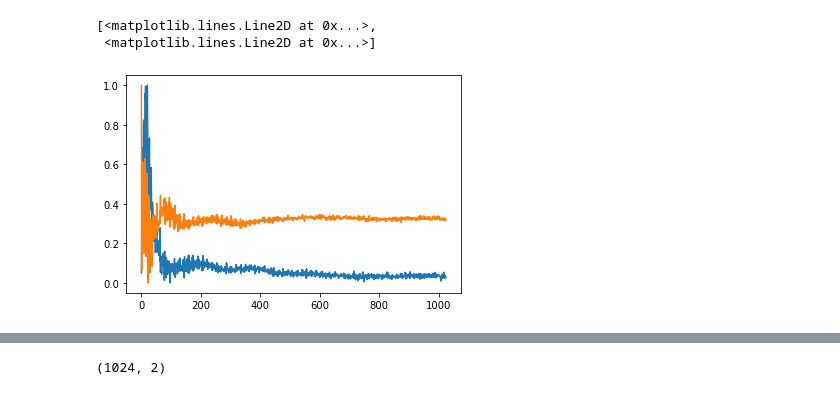
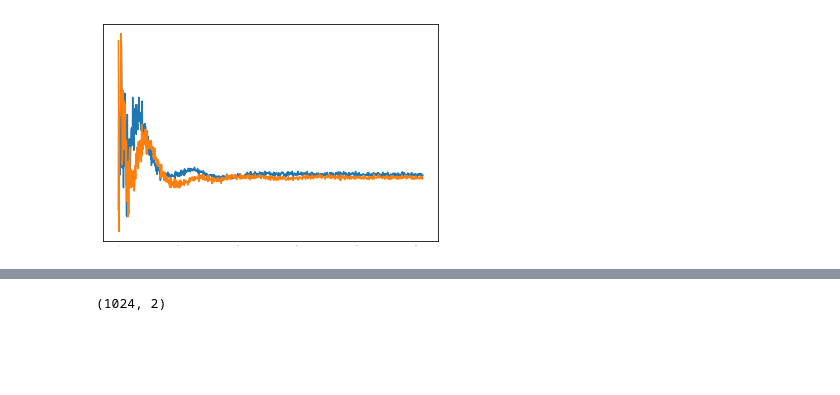
Before and after one commit to ebjorkeli/deep-spectra, a Jupyter notebook: Tensorboard stuff.ipynb, the cells around one changed output, grey strips where cells are left out. Cells and saved outputs as stored; diff of their text form; code cells hidden in the pictures; blank space fills up the shorter version.

```diff
--- a/Tensorboard stuff.ipynb
+++ b/Tensorboard stuff.ipynb
@@ -22,9 +56,12 @@ import os
 # %%
-i = 2370  # norm 14000  #gbm 330
+i = 330 #2370  # norm 14000  #gbm 330
 path = '/Users/erinbjorkeli/phd/Data_Spectra /ReIm_data_3/gbm'
 labtest = np.load(os.path.join(path, 'train/train_time_data.npy'), allow_pickle=True)[i] # nhx 100, 220
-plt.plot(labtest)
+fig = plt.plot(labtest)
+
+plt.tick_params(axis='both', labelsize=0, length = 0)
+ax = plt.gca()
+
+ax.get_yaxis().set_visible(False)
 # %% [output]
-[<matplotlib.lines.Line2D at 0x...>,
- <matplotlib.lines.Line2D at 0x...>]
-[figure, old version]
+[figure, new version]
```
Also changed, not shown: parts of 65 cells of this notebook, 1 other file.
